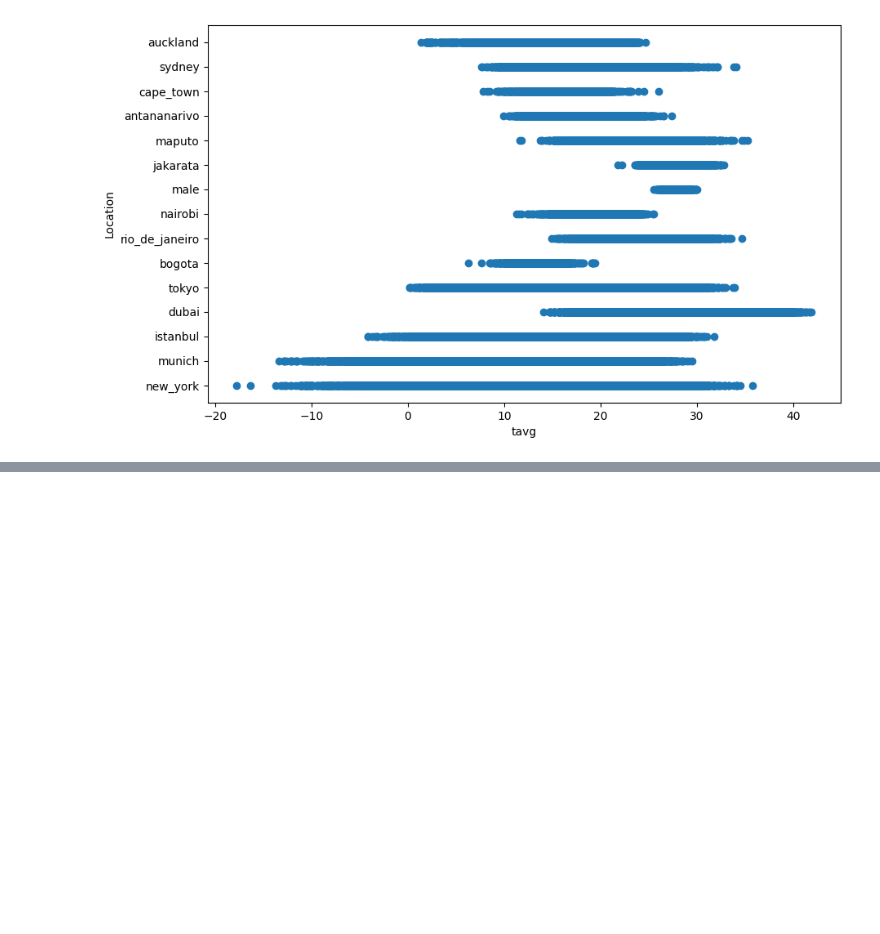
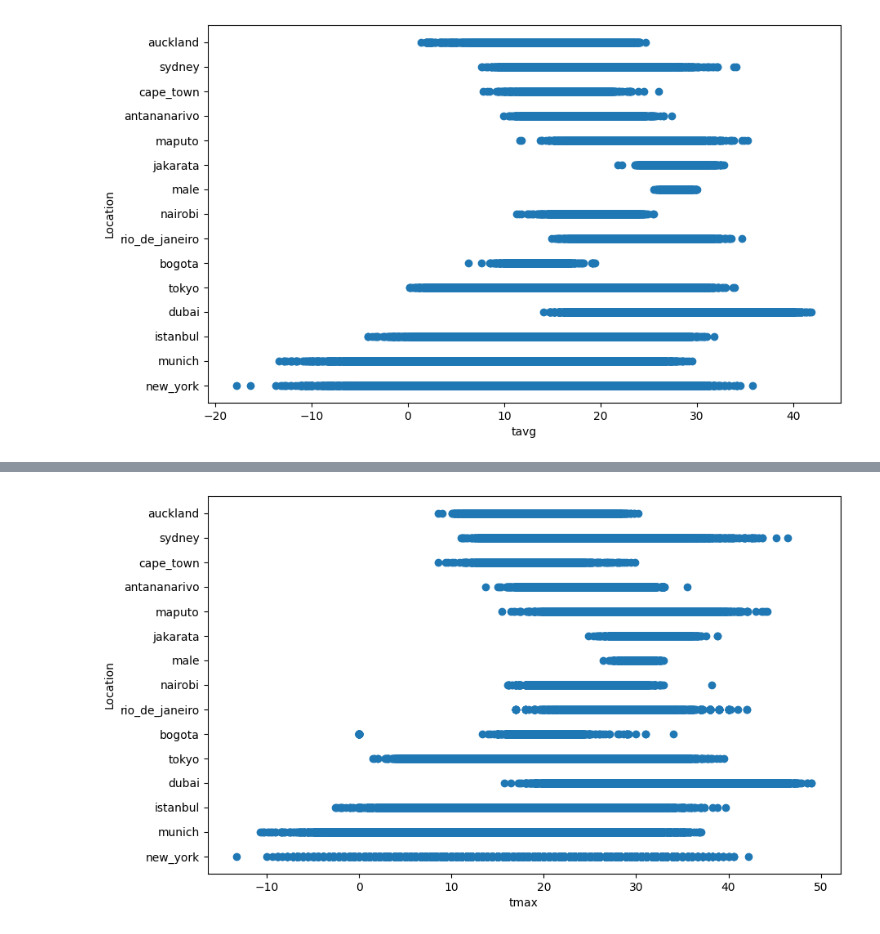
Before and after one commit to Azrael07/WeatherAnalysis, a Jupyter notebook: WeatherAnalysis.ipynb, the cells around one changed output, grey strips where cells are left out. Cells and saved outputs as stored; diff of their text form; code cells hidden in the pictures; blank space fills up the shorter version.

```diff
--- a/WeatherAnalysis.ipynb
+++ b/WeatherAnalysis.ipynb
@@ -418,0 +427,8 @@ plt.show()
+# %%
+fig, ax = plt.subplots(figsize=(10,6))
+ax.scatter(df['tmax'], df['location'])
+ax.set_xlabel('tmax')
+ax.set_ylabel('Location')
+plt.show()
+# %% [output]
+[figure, added]
```
Also changed, not shown: parts of 7 cells of this notebook.
